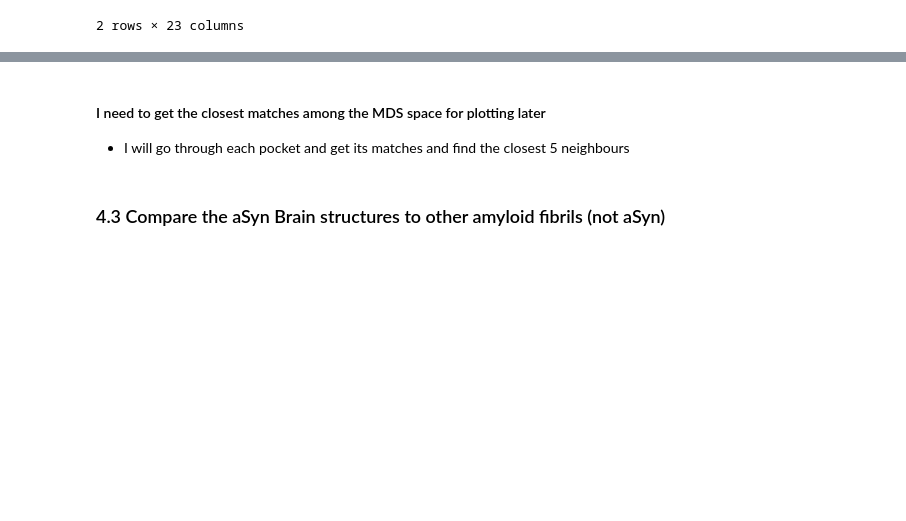
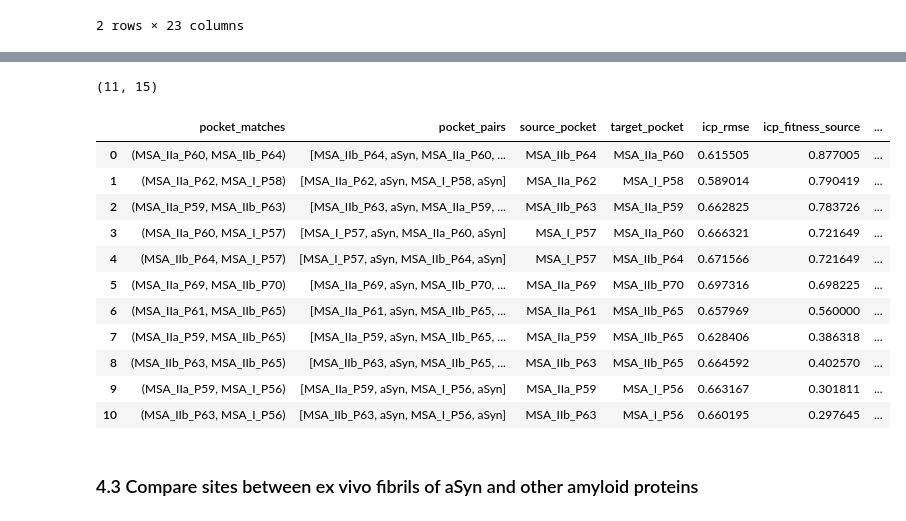
Before and after one commit to A-Sadek/FibrilSite, a Jupyter notebook: site_alignment_analysis/site_alignment_analysis.ipynb, the cells around one changed output, grey strips where cells are left out. Drawn from its saved outputs; the diff is of its cells as text; code cells hidden in the pictures; blank space fills up the shorter version.

```diff
--- a/site_alignment_analysis/site_alignment_analysis.ipynb
+++ b/site_alignment_analysis/site_alignment_analysis.ipynb
@@ -302,7 +296,7 @@ asyn_brain_pockets = [p for p in pockets if p.split("_")[0] in ["MSA", "LF"]]
 
 
 # get the information for the brain derived pockets
-df_input_b2b = df_input_all.copy()[(df_input_all.source_pocket.isin(asyn_brain_pockets)) & (df_input_all.target_pocket.isin(asyn_brain_pockets))].sort_values(by='combined_fitness_score', ascending=0).reset_index(drop=1)
+df_input_b2b = df_input_all.copy()[(df_input_all.source_pocket.isin(asyn_brain_pockets)) & (df_input_all.target_pocket.isin(asyn_brain_pockets))].sort_values(by='combined_fitness_score', ascending=False).reset_index(drop=1)
 
 # export all aSyn brain pockets matches
 df_input_b2b.to_csv(os.path.join(asyn2asyn_out, 'all_asyn_brain_to_asyn_brain_matches.csv'))
@@ -320,3 +313,0 @@ df_input_b2b.head(2)
-# %% [markdown]
-#### I need to get the closest matches among the MDS space for plotting later
-- I will go through each pocket and get its matches and find the closest 5 neighbours
@@ -335,5 +314,32 @@ df_b2b_sel_ngh.to_csv(os.path.join(asyn2asyn_out, "asyn_brain_to_brain_top5_nghs
+# %%
+# get the matches that pass the simirity threshold
+# SSmax : combined_fitness_score >= 0.5
+# Fdiff : icp_mean_input_diff <= 0.6
+# with exception of MSA–I P56
+
+df_b2b_sel = df_input_b2b.copy()[(df_input_b2b.combined_fitness_score >= 0.4) & (df_input_b2b.icp_mean_input_diff <= 0.6)].sort_values(by="combined_fitness_score", ascending=False).reset_index(drop=True)
+
+# export
+df_b2b_sel.to_csv(os.path.join(asyn2asyn_out, "sel_asyn_brain_to_asyn_brain_matches.csv"))
+
+print(df_b2b_sel.shape)
+df_b2b_sel
+# %% [output]
+(11, 15)
+|  | pocket_matches | pocket_pairs | source_pocket | target_pocket | icp_rmse | icp_fitness_source | ... |
+| 0 | (MSA_IIa_P60, MSA_IIb_P64) | [MSA_IIb_P64, aSyn, MSA_IIa_P60, ... | MSA_IIb_P64 | MSA_IIa_P60 | 0.615505 | 0.877005 | ... |
+| 1 | (MSA_IIa_P62, MSA_I_P58) | [MSA_IIa_P62, aSyn, MSA_I_P58, aSyn] | MSA_IIa_P62 | MSA_I_P58 | 0.589014 | 0.790419 | ... |
+| 2 | (MSA_IIa_P59, MSA_IIb_P63) | [MSA_IIb_P63, aSyn, MSA_IIa_P59, ... | MSA_IIb_P63 | MSA_IIa_P59 | 0.662825 | 0.783726 | ... |
+| 3 | (MSA_IIa_P60, MSA_I_P57) | [MSA_I_P57, aSyn, MSA_IIa_P60, aSyn] | MSA_I_P57 | MSA_IIa_P60 | 0.666321 | 0.721649 | ... |
+| 4 | (MSA_IIb_P64, MSA_I_P57) | [MSA_I_P57, aSyn, MSA_IIb_P64, aSyn] | MSA_I_P57 | MSA_IIb_P64 | 0.671566 | 0.721649 | ... |
+| 5 | (MSA_IIa_P69, MSA_IIb_P70) | [MSA_IIa_P69, aSyn, MSA_IIb_P70, ... | MSA_IIa_P69 | MSA_IIb_P70 | 0.697316 | 0.698225 | ... |
+| 6 | (MSA_IIa_P61, MSA_IIb_P65) | [MSA_IIa_P61, aSyn, MSA_IIb_P65, ... | MSA_IIa_P61 | MSA_IIb_P65 | 0.657969 | 0.560000 | ... |
+| 7 | (MSA_IIa_P59, MSA_IIb_P65) | [MSA_IIa_P59, aSyn, MSA_IIb_P65, ... | MSA_IIa_P59 | MSA_IIb_P65 | 0.628406 | 0.386318 | ... |
+| 8 | (MSA_IIb_P63, MSA_IIb_P65) | [MSA_IIb_P63, aSyn, MSA_IIb_P65, ... | MSA_IIb_P63 | MSA_IIb_P65 | 0.664592 | 0.402570 | ... |
+| 9 | (MSA_IIa_P59, MSA_I_P56) | [MSA_IIa_P59, aSyn, MSA_I_P56, aSyn] | MSA_IIa_P59 | MSA_I_P56 | 0.663167 | 0.301811 | ... |
+| 10 | (MSA_IIb_P63, MSA_I_P56) | [MSA_IIb_P63, aSyn, MSA_I_P56, aSyn] | MSA_IIb_P63 | MSA_I_P56 | 0.660195 | 0.297645 | ... |
 # %% [markdown]
-### 4.3 Compare the aSyn Brain structures to other amyloid fibrils (not aSyn)
+### 4.3 Compare sites between ex vivo fibrils of aSyn and other amyloid proteins
 # %%
 # get the pocket names in the brain derived structures
 asyn_brain_and_other_amyloids_pockets = [p for p in pockets if p.split("_")[0] not in ['A53T', 'Pol', 'G51D', 'E46K', 'H50Q', 'pY39']]
```
Also changed, not shown: parts of 24 cells of this notebook.
